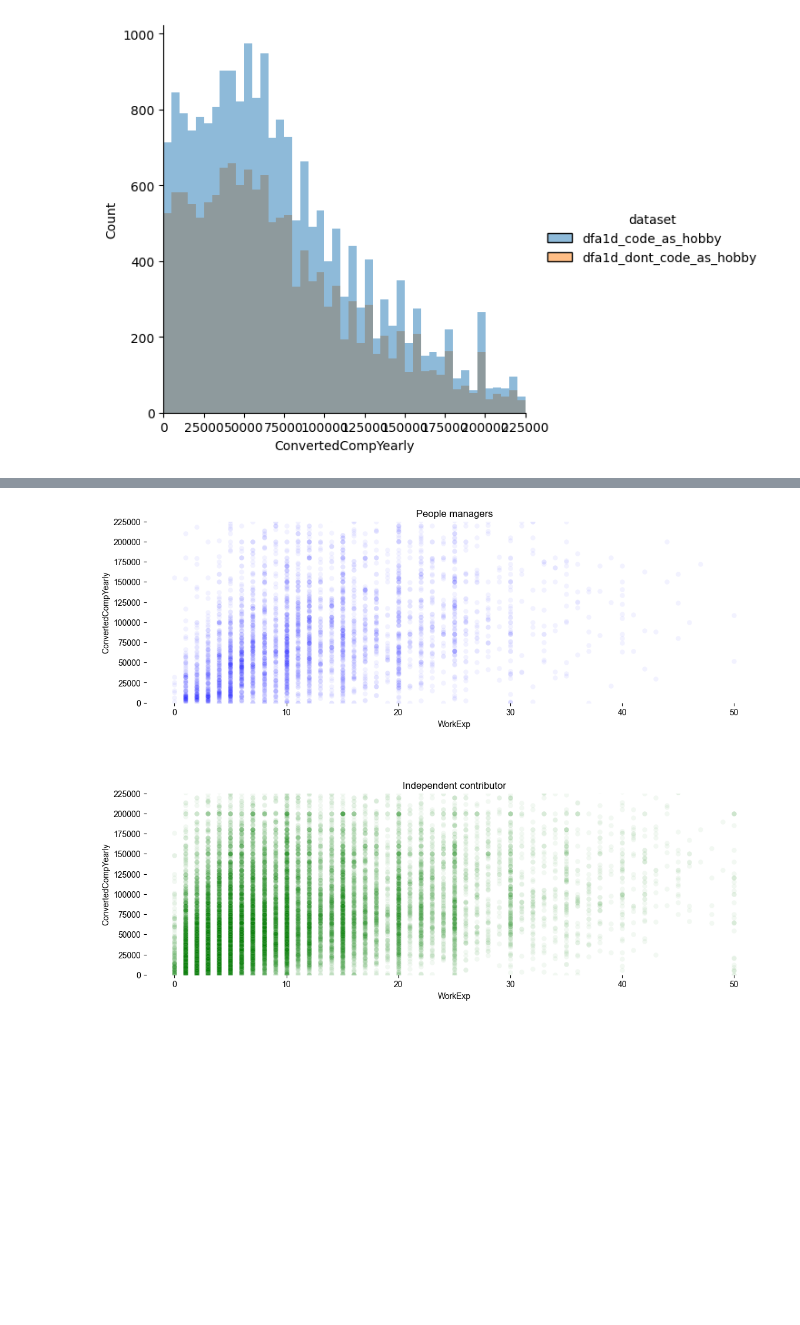
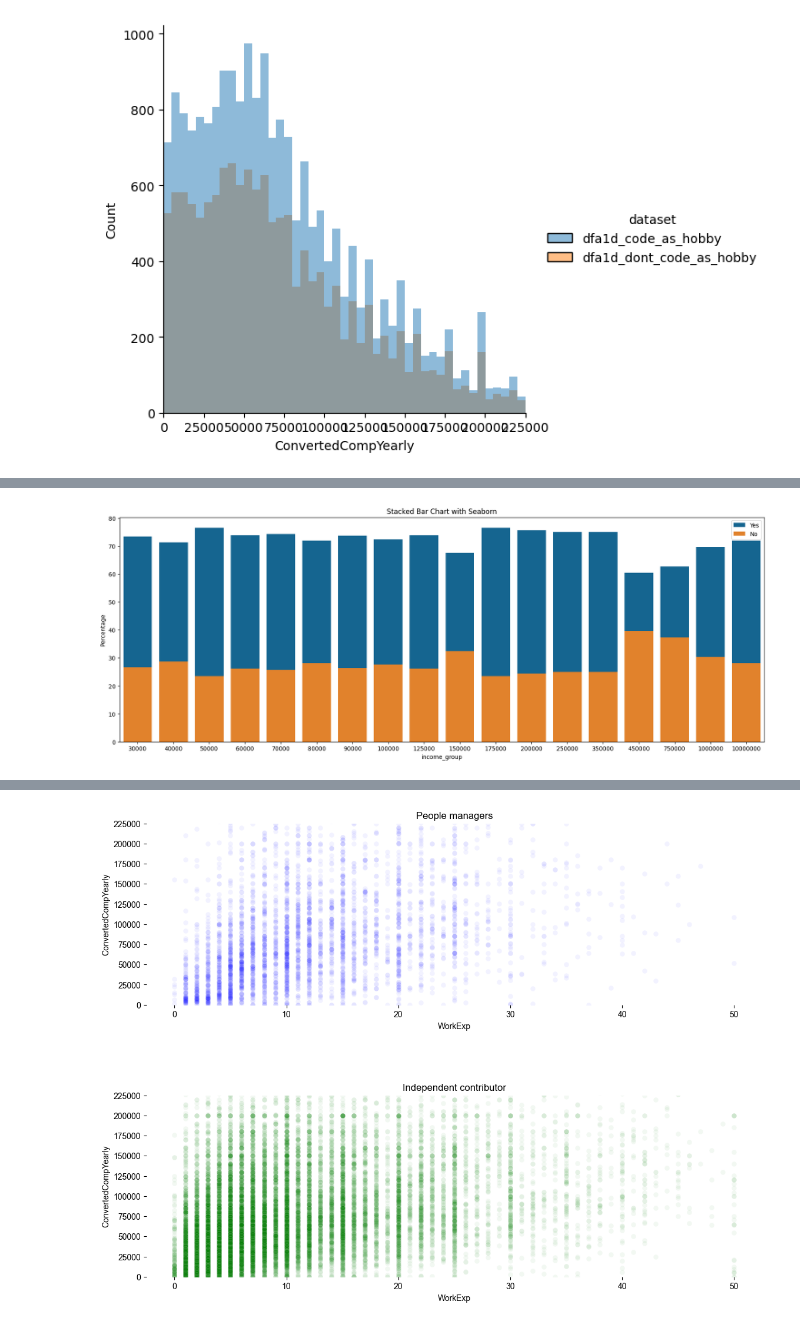
Before and after one commit to ursumarius/developer-survey-analyzing-w-pandas, a Jupyter notebook: data-wrangling/initial-explorative-data-analysis.ipynb, the cells around one changed output, grey strips where cells are left out. Saved outputs shown, nothing was run; the diff lists cells and outputs as text; code cells hidden in the pictures; blank space fills up the shorter version.

```diff
--- a/data-wrangling/initial-explorative-data-analysis.ipynb
+++ b/data-wrangling/initial-explorative-data-analysis.ipynb
@@ -532,0 +782,15 @@ plt.xlim(0, 225000)
+# %%
+
+# Nice graph but i dont think there is a way to make it stacked.
+
+df = pd.DataFrame(group_flag_counts)
+
+# Plot using Seaborn
+plt.figure(figsize=(20, 7))
+sns.barplot(data=df, x='income_group', y='Percentage', hue='CodingActivities_Hobby', hue_order=["Yes", "No"], dodge=False)
+plt.ylabel('Percentage')
+plt.title('Stacked Bar Chart with Seaborn')
+plt.legend(loc='upper right')
+plt.show()
+# %% [output]
+[figure, added]
```
Also changed, not shown: parts of 60 cells of this notebook, 2 other files.
